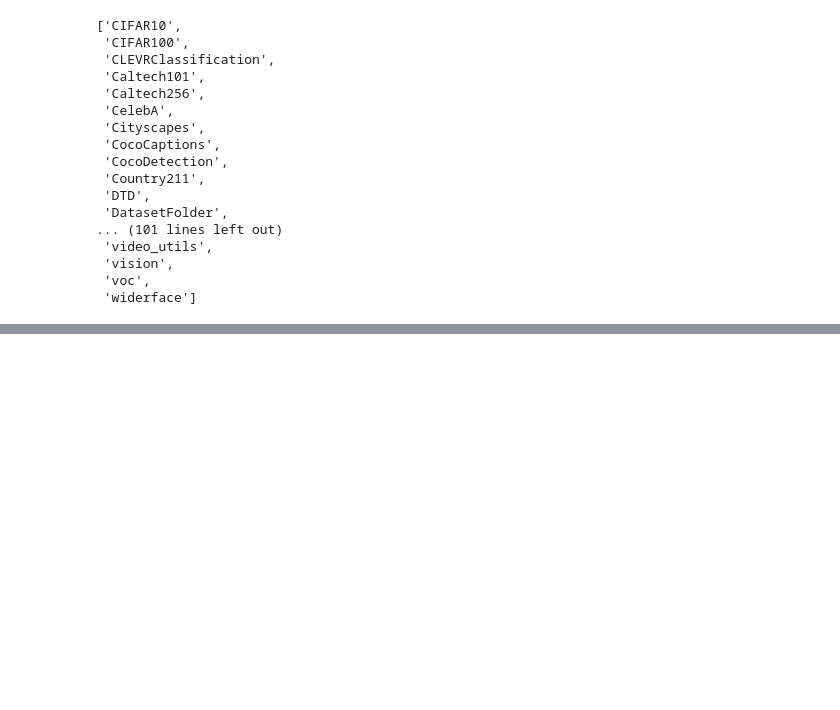
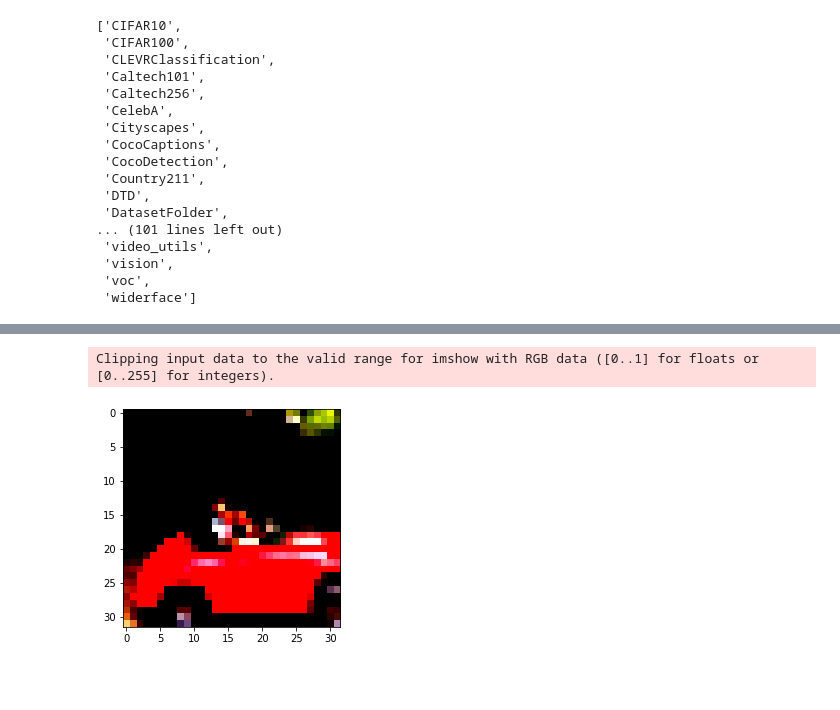
Before and after one commit to wizmik12/first-app-pytorch, a Jupyter notebook: 3_clasificación_imágenes.ipynb, the cells around one changed output, grey strips where cells are left out. Cells and saved outputs as stored; diff of their text form; code cells hidden in the pictures; blank space fills up the shorter version.

```diff
--- a/3_clasificación_imágenes.ipynb
+++ b/3_clasificación_imágenes.ipynb
@@ -36,0 +114,8 @@ dir(datasets) # En Pytorch tenemos para probar multitud de datasets
+# %%
+transformed_cifar10 = datasets.CIFAR10(
+    data_path, train=True, download=False,
+    transform=transforms.Compose([
+        transforms.ToTensor(),
+        transforms.Normalize((0.4915, 0.4823, 0.4468),
+                             (0.2470, 0.2435, 0.2616))
+    ]))
@@ -36,0 +130,10 @@ dir(datasets) # En Pytorch tenemos para probar multitud de datasets
+# %%
+img_t, _ = transformed_cifar10[99]
+
+plt.imshow(img_t.permute(1, 2, 0))
+plt.show()
+# %% [output]
+Clipping input data to the valid range for imshow with RGB data ([0..1] for floats or [0..255] for integers).
+[figure, added]
+# %% [markdown]
+##
```
Also changed, not shown: parts of 16 cells of this notebook.
